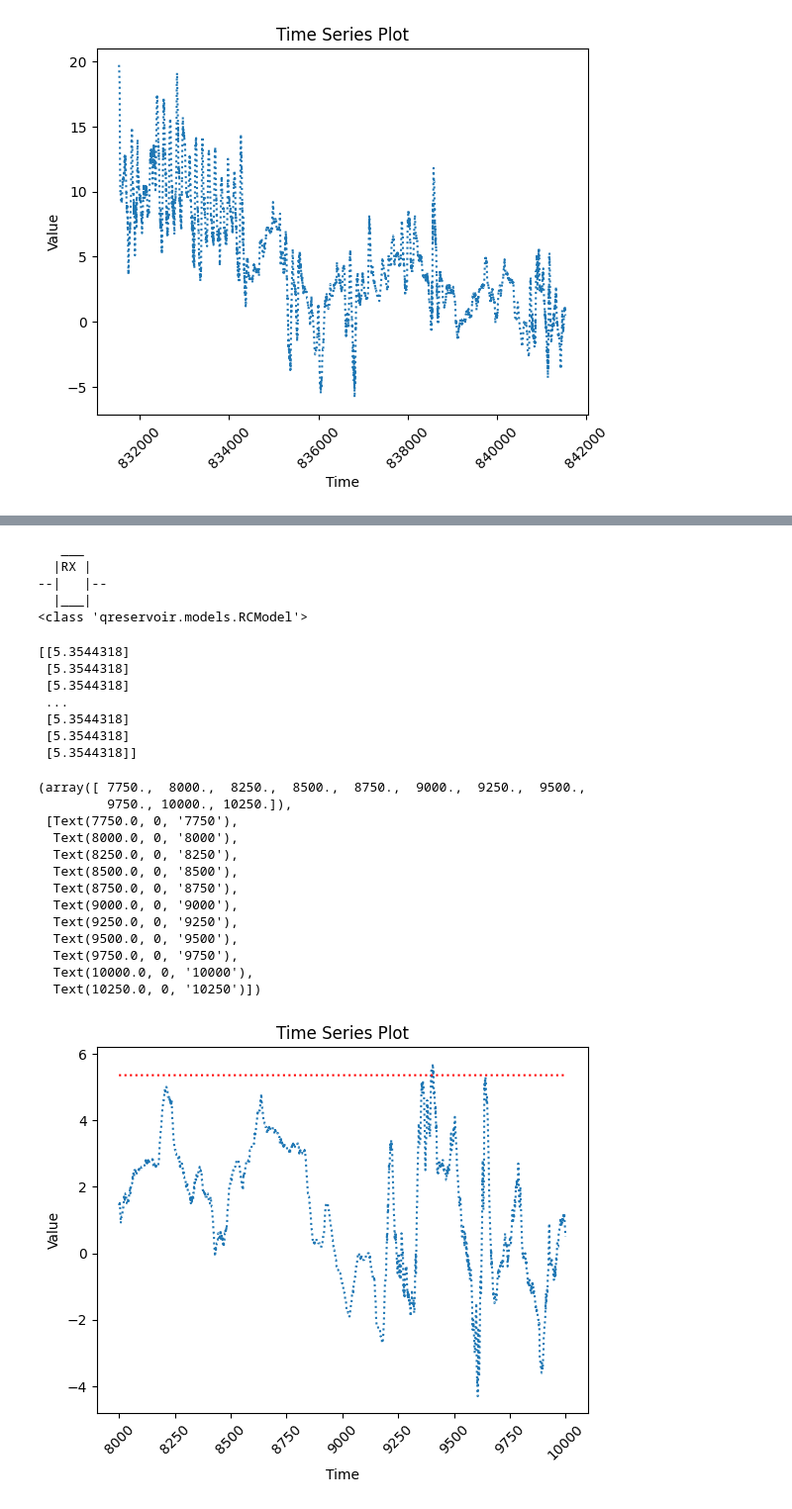
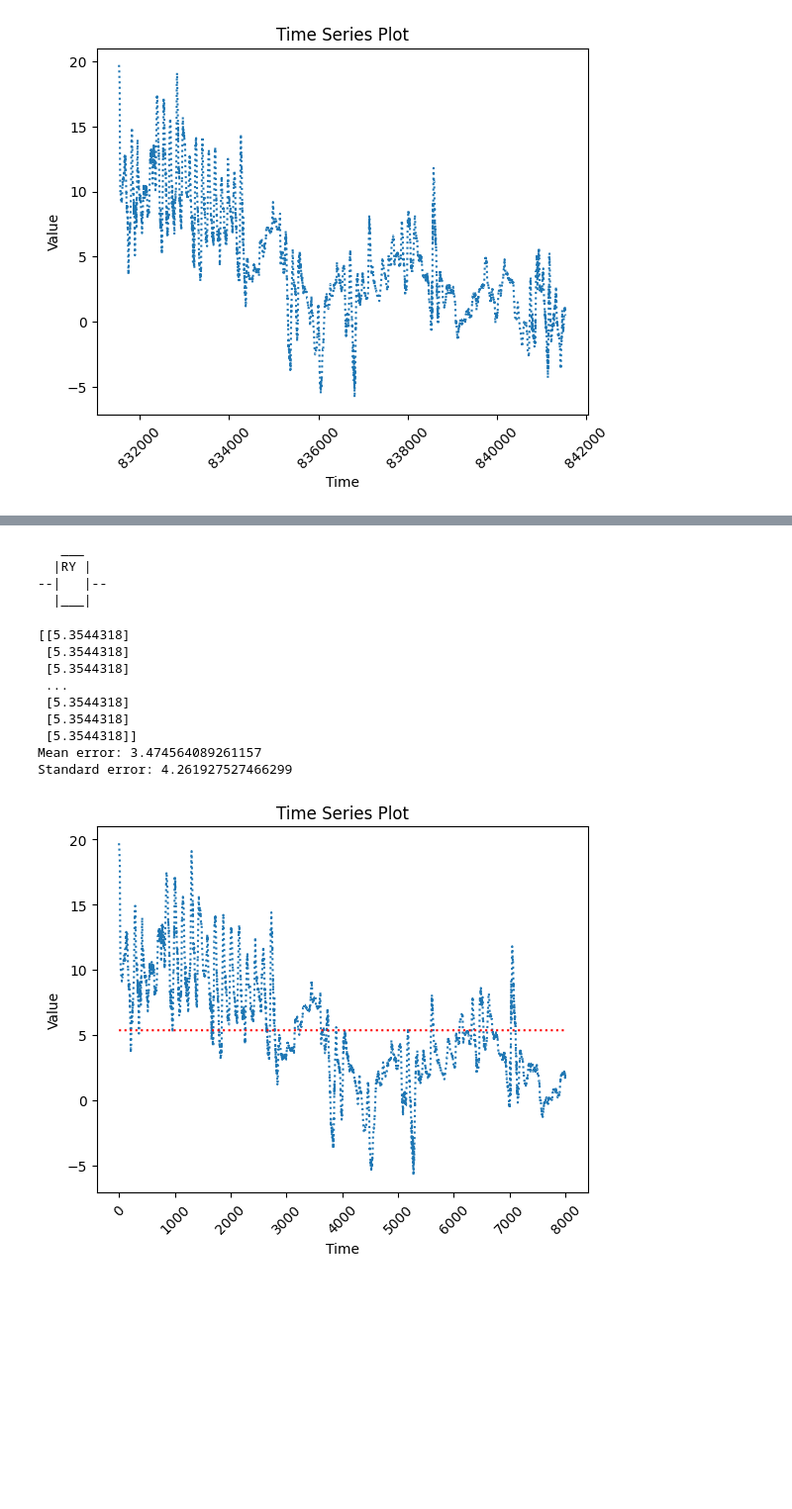
Before and after one commit to MorenoMarrara/MasterThesisProject-HCW-QuantumReservoirComputing, a Jupyter notebook: notebooks/QRC-simulation.ipynb, the cells around one changed output, grey strips where cells are left out. Shown at 99% size. Saved outputs shown, nothing was run; the diff lists cells and outputs as text; code cells hidden in the pictures; blank space fills up the shorter version.

Commit message:
implemented mean and standard deviation of in-sample-errors

```diff
--- a/notebooks/QRC-simulation.ipynb
+++ b/notebooks/QRC-simulation.ipynb
@@ -129,53 +130,46 @@ QRC_model = RCModel(reservoir=my_reservoir,
                     observables=my_observables,
                     subestimator=LinearRegression())
 
-if os.path.exists(file):
-    QRC_model = pickle.load(open(file, "rb"))
-else:
-    QRC_model.fit(train_array)
-    # with open(file, 'wb') as pkl:
-    #     pickle.dump(QRC_model, pkl)
-
-print(type(QRC_model))
+QRC_model.fit(train_array)
 # %% [output]
    ___
-  |RX |
+  |RY |
 --|   |--
   |___|
-<class 'qreservoir.models.RCModel'>
 # %%
 # test model
-plt.plot(test.index, test, linestyle = 'dotted')
+plt.plot(train.index, train, linestyle = 'dotted')
 
+# --------------------------------------------------------------------------------------
+# visual assessment of goodness of fit
 # in-sample prediction
-QRC_model_prediction = QRC_model.predict(test_array, additional_samples=0)
-print(QRC_model_prediction)
-plt.plot(test.index, QRC_model_prediction, linestyle = 'dotted', color='red')
+QRC_model_in_sample_prediction = QRC_model.predict(train_array, additional_samples=0)
+print(QRC_model_in_sample_prediction)
+plt.plot(train.index, QRC_model_in_sample_prediction, linestyle = 'dotted', color='red')
 
 # Add title and axis labels
 plt.title('Time Series Plot')
 plt.xlabel('Time')
 plt.ylabel('Value')
 plt.xticks(rotation=45)
+
+# -> very crude estimate!
+# --------------------------------------------------------------------------------------
+# --------------------------------------------------------------------------------------
+# calculate average prediction error of in-sample-predictions (make this a little more technical)
+mean_error = np.mean(np.fabs(np.subtract(QRC_model_in_sample_prediction, train_array)))
+print("Mean error: {}".format(mean_error))
+
+std_error = np.std(np.subtract(QRC_model_in_sample_prediction, train_array))
+print("Standard deviation: {}".format(std_error))
 # %% [output]
 [[5.3544318]
  [5.3544318]
  [5.3544318]
  ...
  [5.3544318]
  [5.3544318]
  [5.3544318]]
+Mean error: 3.474564089261157
+Standard error: 4.261927527466299
-(array([ 7750.,  8000.,  8250.,  8500.,  8750.,  9000.,  9250.,  9500.,
-         9750., 10000., 10250.]),
- [Text(7750.0, 0, '7750'),
-  Text(8000.0, 0, '8000'),
-  Text(8250.0, 0, '8250'),
-  Text(8500.0, 0, '8500'),
-  Text(8750.0, 0, '8750'),
-  Text(9000.0, 0, '9000'),
-  Text(9250.0, 0, '9250'),
-  Text(9500.0, 0, '9500'),
-  Text(9750.0, 0, '9750'),
-  Text(10000.0, 0, '10000'),
-  Text(10250.0, 0, '10250')])
-[figure, old version]
+[figure, new version]
```
Also changed, not shown: parts of 1 cell of this notebook.
